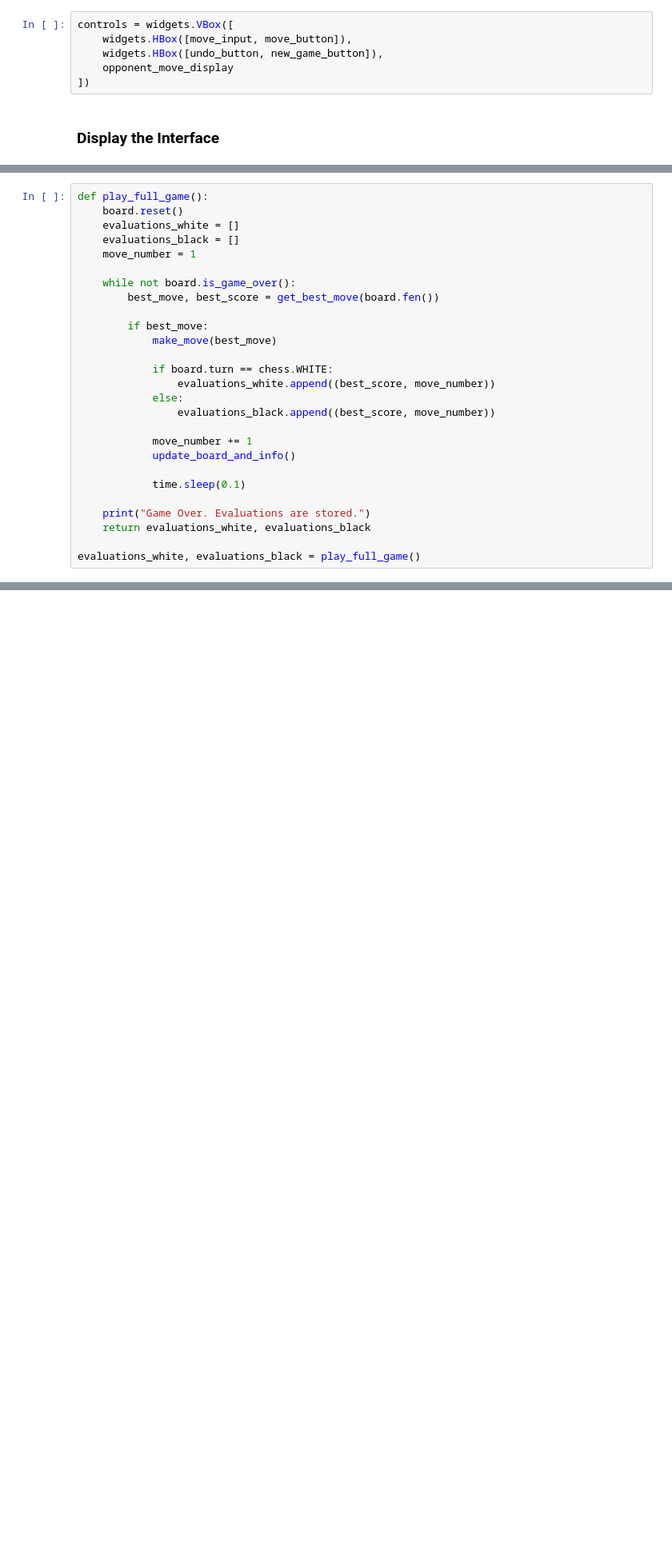
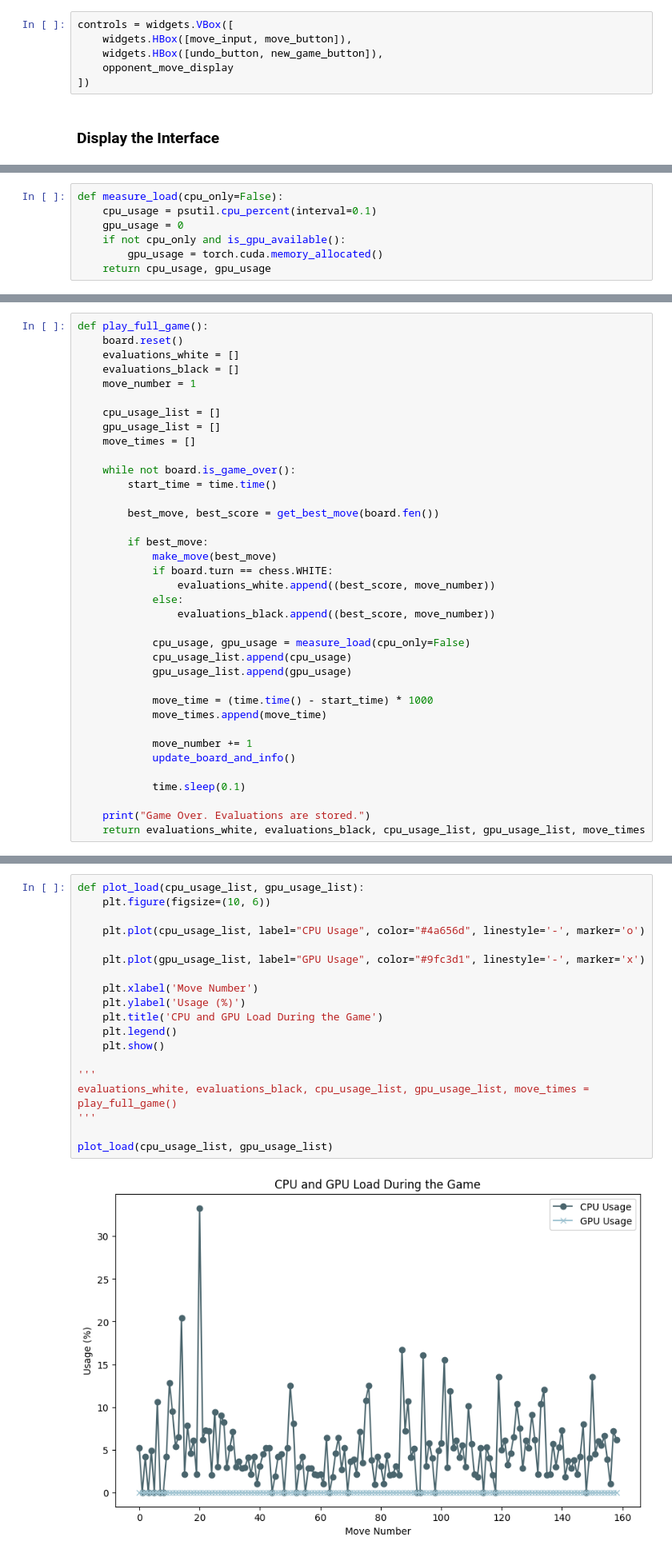
Before and after one commit to meomato/AI-chess-engines, a Jupyter notebook: lc0.ipynb, the cells around one changed output, grey strips where cells are left out. Shown at 80% size. Drawn from its saved outputs; the diff is of its cells as text; blank space fills up the shorter version.

```diff
--- a/lc0.ipynb
+++ b/lc0.ipynb
@@ -271 +284,8 @@ update_board_and_info()
+# %%
+def measure_load(cpu_only=False):
+    cpu_usage = psutil.cpu_percent(interval=0.1)
+    gpu_usage = 0
+    if not cpu_only and is_gpu_available():
+        gpu_usage = torch.cuda.memory_allocated()
+    return cpu_usage, gpu_usage
 # %% [markdown]
@@ -277,16 +309,28 @@ def play_full_game():
     evaluations_black = []
     move_number = 1
 
+    cpu_usage_list = []
+    gpu_usage_list = []
+    move_times = []
+
     while not board.is_game_over():
+        start_time = time.time()
+
         best_move, best_score = get_best_move(board.fen())
 
         if best_move:
             make_move(best_move)
-
             if board.turn == chess.WHITE:
                 evaluations_white.append((best_score, move_number))
             else:
                 evaluations_black.append((best_score, move_number))
+
+            cpu_usage, gpu_usage = measure_load(cpu_only=False)
+            cpu_usage_list.append(cpu_usage)
+            gpu_usage_list.append(gpu_usage)
+
+            move_time = (time.time() - start_time) * 1000
+            move_times.append(move_time)
 
             move_number += 1
             update_board_and_info()
@@ -294,6 +338,4 @@ def play_full_game():
             time.sleep(0.1)
 
     print("Game Over. Evaluations are stored.")
-    return evaluations_white, evaluations_black
-
-evaluations_white, evaluations_black = play_full_game()
+    return evaluations_white, evaluations_black, cpu_usage_list, gpu_usage_list, move_times
@@ -299,0 +344,21 @@ evaluations_white, evaluations_black = play_full_game()
+# %%
+def plot_load(cpu_usage_list, gpu_usage_list):
+    plt.figure(figsize=(10, 6))
+
+    plt.plot(cpu_usage_list, label="CPU Usage", color="#4a656d", linestyle='-', marker='o')
+
+    plt.plot(gpu_usage_list, label="GPU Usage", color="#9fc3d1", linestyle='-', marker='x')
+
+    plt.xlabel('Move Number')
+    plt.ylabel('Usage (%)')
+    plt.title('CPU and GPU Load During the Game')
+    plt.legend()
+    plt.show()
+
+'''
+evaluations_white, evaluations_black, cpu_usage_list, gpu_usage_list, move_times = play_full_game()
+'''
+
+plot_load(cpu_usage_list, gpu_usage_list)
+# %% [output]
+[figure, added]
```
Also changed, not shown: parts of 16 cells of this notebook.
